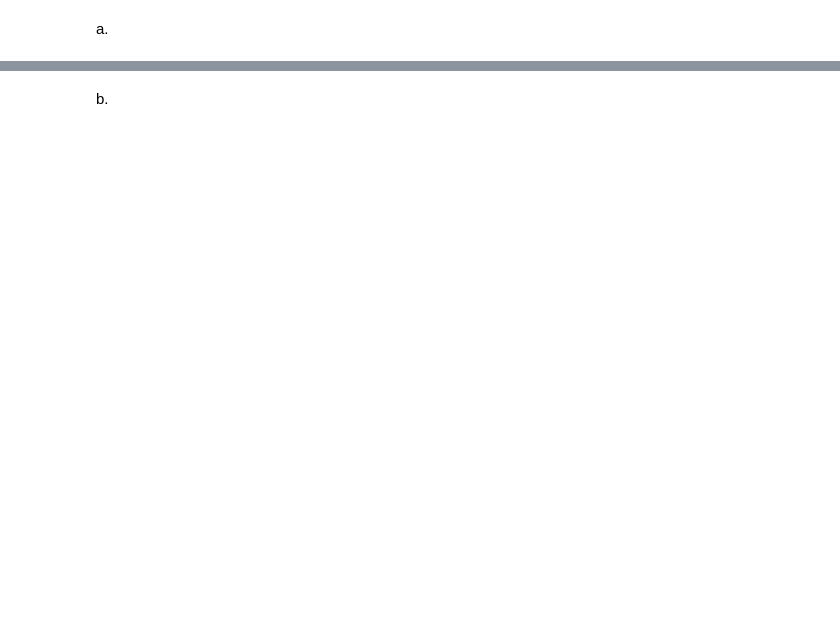
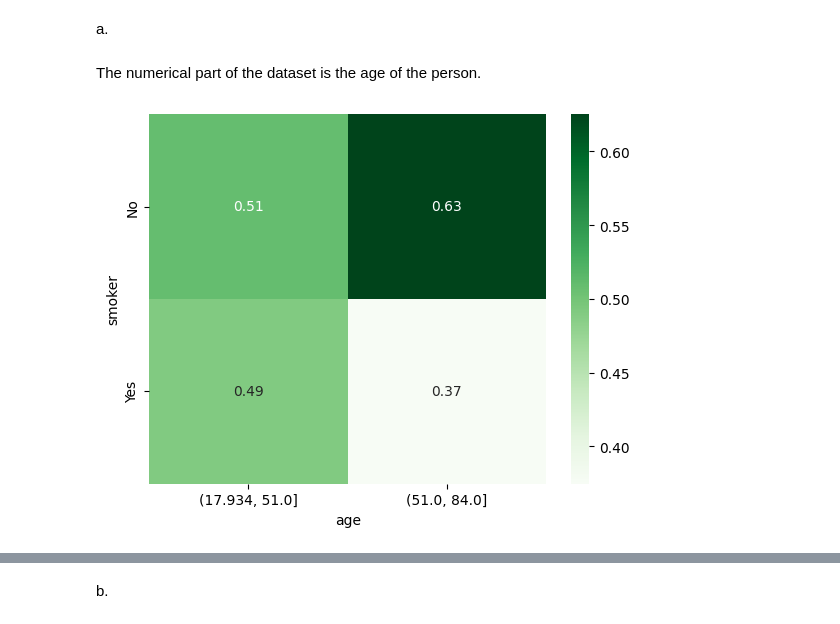
Before and after one commit to ColeDM-2020/Hands-On-Data-INST-447, a Jupyter notebook: Chapter05/Chaper 5 Excercises.ipynb, the cells around one changed output, grey strips where cells are left out. Saved outputs shown, nothing was run; the diff lists cells and outputs as text; code cells hidden in the pictures; blank space fills up the shorter version.

Commit message:
part a

```diff
--- a/Chapter05/Chaper 5 Excercises.ipynb
+++ b/Chapter05/Chaper 5 Excercises.ipynb
@@ -103,2 +108,12 @@ NameError: name 'pd' is not defined
 # %% [markdown]
 a.
+# %% [markdown]
+The numerical part of the dataset is the age of the person.
+# %%
+age_s = pd.cut(person_df.age, bins= 2)
+sumiz1 = pd.crosstab(person_df.smoker, age_s)
+prob1 = sumiz1 / sumiz1.sum()
+sns.heatmap(prob1, annot=True, center=0.5 ,cmap="Greens")
+plt.show()
+# %% [output]
+[figure, added]
```
Also changed, not shown: parts of 3 cells of this notebook, 1 other file.
